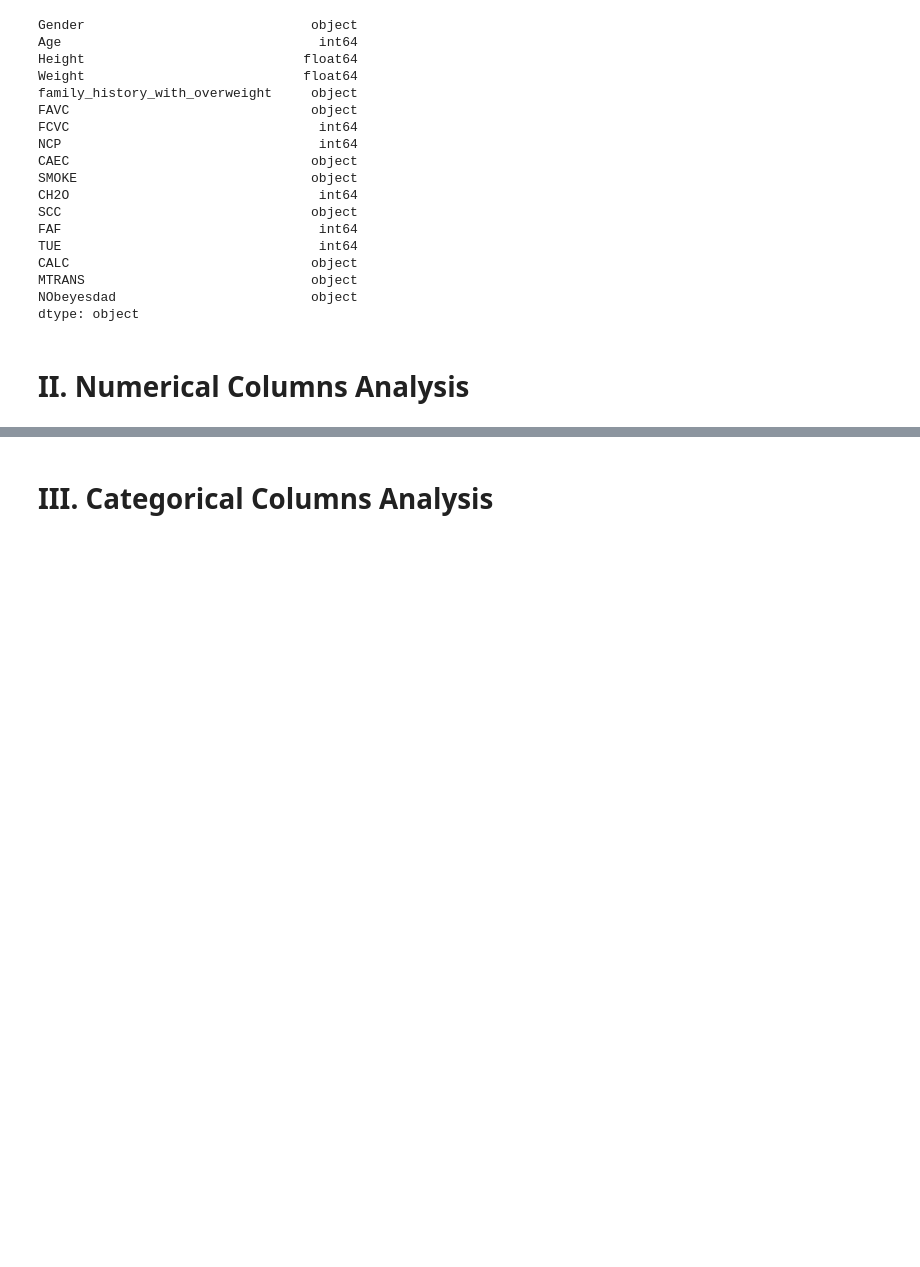
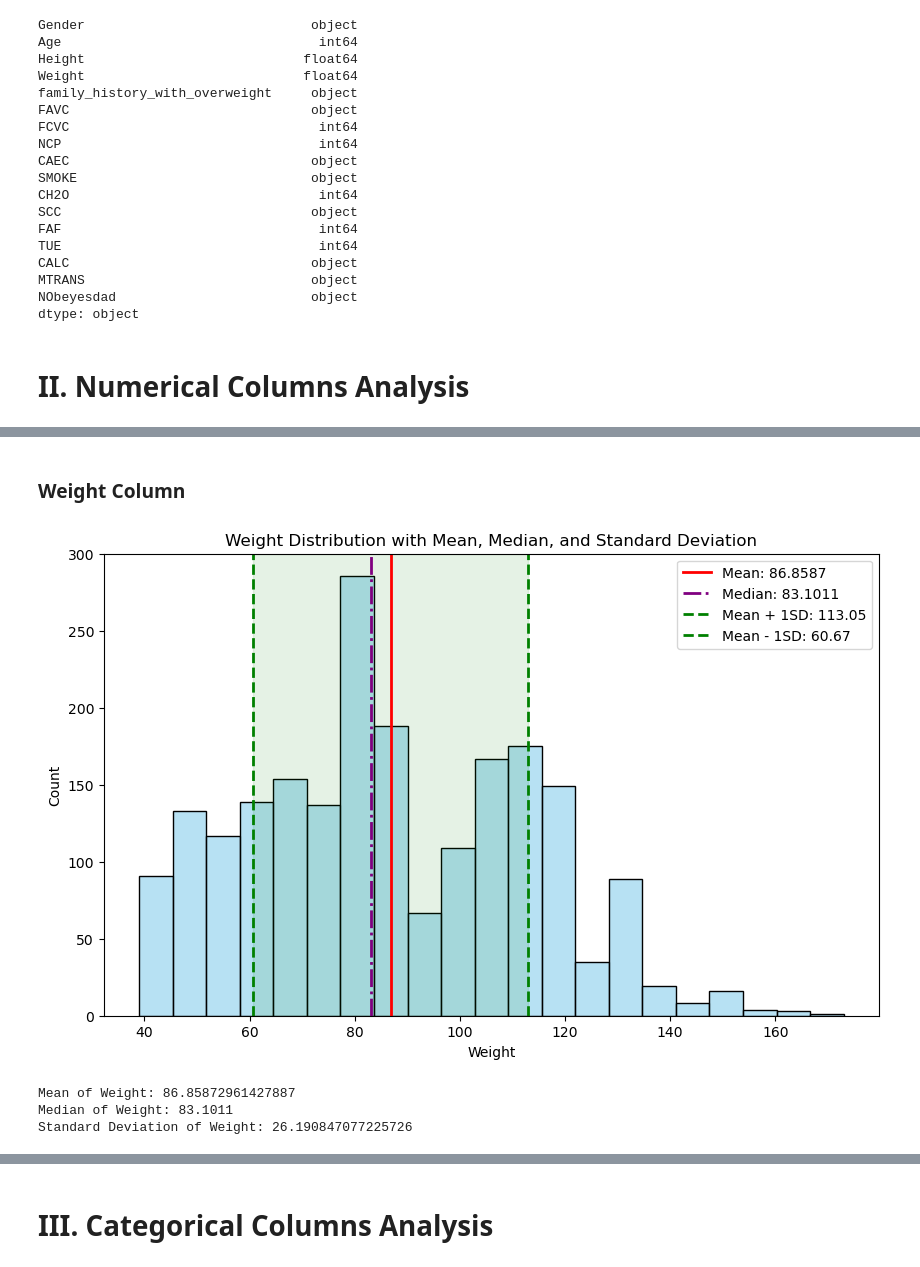
Before and after one commit to ThunderRed1578/Obesity-or-CVD-risk-Classify-Regressor-Cluster-CSC17104, a Jupyter notebook: source/notebook/Data Exploration.ipynb, the cells around one changed output, grey strips where cells are left out. Saved outputs shown, nothing was run; the diff lists cells and outputs as text; code cells hidden in the pictures; blank space fills up the shorter version.

Commit message:
Numer Col: Add analysis

```diff
--- a/source/notebook/Data Exploration.ipynb
+++ b/source/notebook/Data Exploration.ipynb
@@ -301,3 +305,6 @@ NObeyesdad                         object
 dtype: object
 # %% [markdown]
 <h1 id="ii" style="font-weight: bold">II. Numerical Columns Analysis</h1>
+# %%
+numerical_df = df.select_dtypes(include='number')
+numerical_df.dtypes
@@ -303,0 +372,38 @@ dtype: object
+# %% [markdown]
+<h3 style="font-weight: bold">Weight Column</h3>
+# %%
+mean_weight = numerical_df['Weight'].mean()
+median_weight = numerical_df['Weight'].median()
+std_weight = numerical_df['Weight'].std()
+
+plt.figure(figsize=(10, 6))
+
+sns.histplot(data=numerical_df, x='Weight', color='skyblue', alpha=0.6)
+
+
+plt.axvline(mean_weight, color='red', linestyle='-', linewidth=2, label=f'Mean: {mean_weight:.4f}')
+
+plt.axvline(median_weight, color='purple', linestyle='-.', linewidth=2, label=f'Median: {median_weight:.4f}')
+
+
+plt.axvline(mean_weight + std_weight, color='green', linestyle='--', linewidth=2, label=f'Mean + 1SD: {(mean_weight + std_weight):.2f}')
+
+
+plt.axvline(mean_weight - std_weight, color='green', linestyle='--', linewidth=2, label=f'Mean - 1SD: {(mean_weight - std_weight):.2f}')
+
+
+plt.axvspan(mean_weight - std_weight, mean_weight + std_weight, color='green', alpha=0.1)
+
+plt.title('Weight Distribution with Mean, Median, and Standard Deviation')
+plt.legend()
+plt.show()
+# %% [output]
+[figure, added]
+# %%
+print("Mean of Weight:", numerical_df['Weight'].mean())
+print("Median of Weight:", numerical_df['Weight'].median())
+print("Standard Deviation of Weight:", numerical_df['Weight'].std())
+# %% [output]
+Mean of Weight: 86.85872961427887
+Median of Weight: 83.1011
+Standard Deviation of Weight: 26.190847077225726
```
Also changed, not shown: parts of 33 cells of this notebook.
